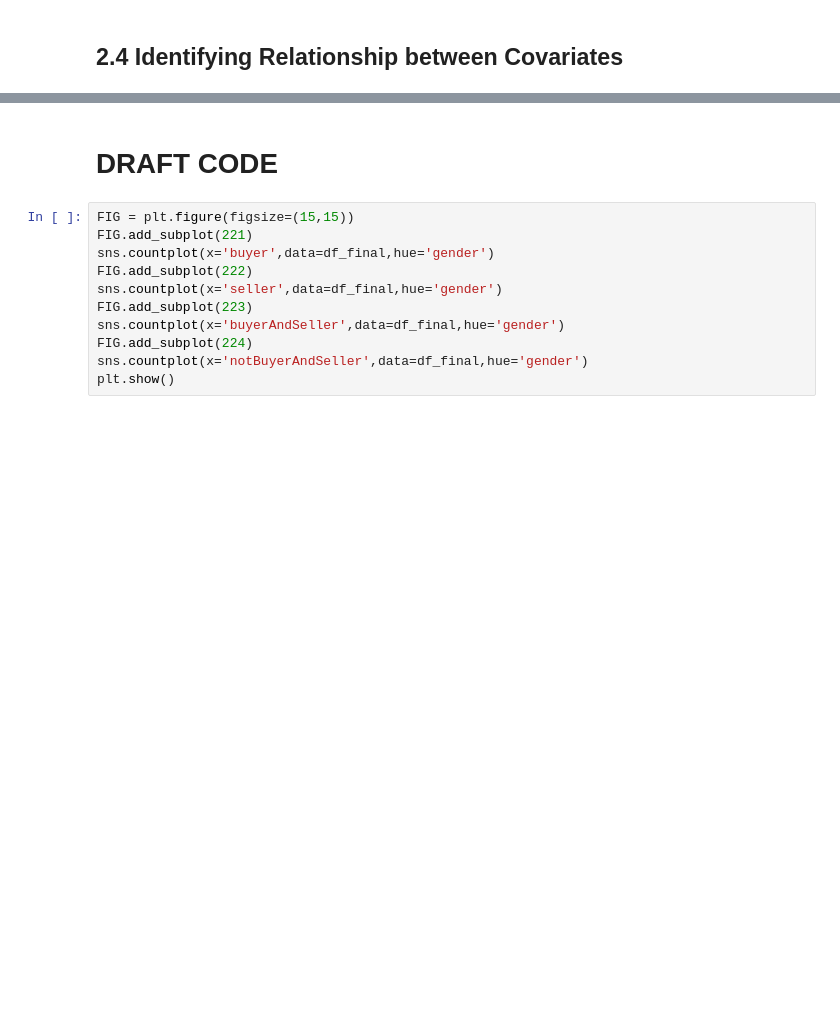
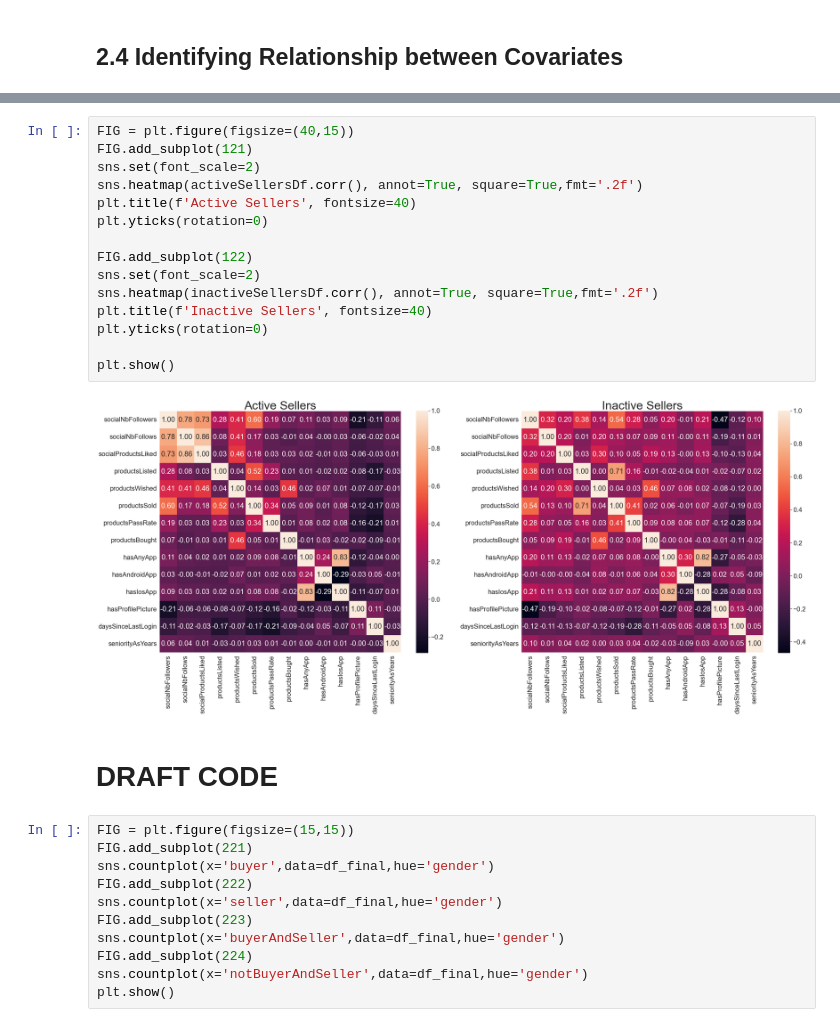
Before and after one commit to mattlim96/getharley-challenge, a Jupyter notebook: solution.ipynb, the cells around one changed output, grey strips where cells are left out. Saved outputs shown, nothing was run; the diff lists cells and outputs as text; blank space fills up the shorter version.

```diff
--- a/solution.ipynb
+++ b/solution.ipynb
@@ -394,3 +388,20 @@ plt.show()
+# %%
+FIG = plt.figure(figsize=(40,15))
+FIG.add_subplot(121)
+sns.set(font_scale=2)
+sns.heatmap(activeSellersDf.corr(), annot=True, square=True,fmt='.2f')
+plt.title(f'Active Sellers', fontsize=40)
+plt.yticks(rotation=0)
+
+FIG.add_subplot(122)
+sns.set(font_scale=2)
+sns.heatmap(inactiveSellersDf.corr(), annot=True, square=True,fmt='.2f')
+plt.title(f'Inactive Sellers', fontsize=40)
+plt.yticks(rotation=0)
+
+plt.show()
+# %% [output]
+[figure, added]
 # %% [markdown]
 # DRAFT CODE
 # %%
```
Also changed, not shown: parts of 7 cells of this notebook.
